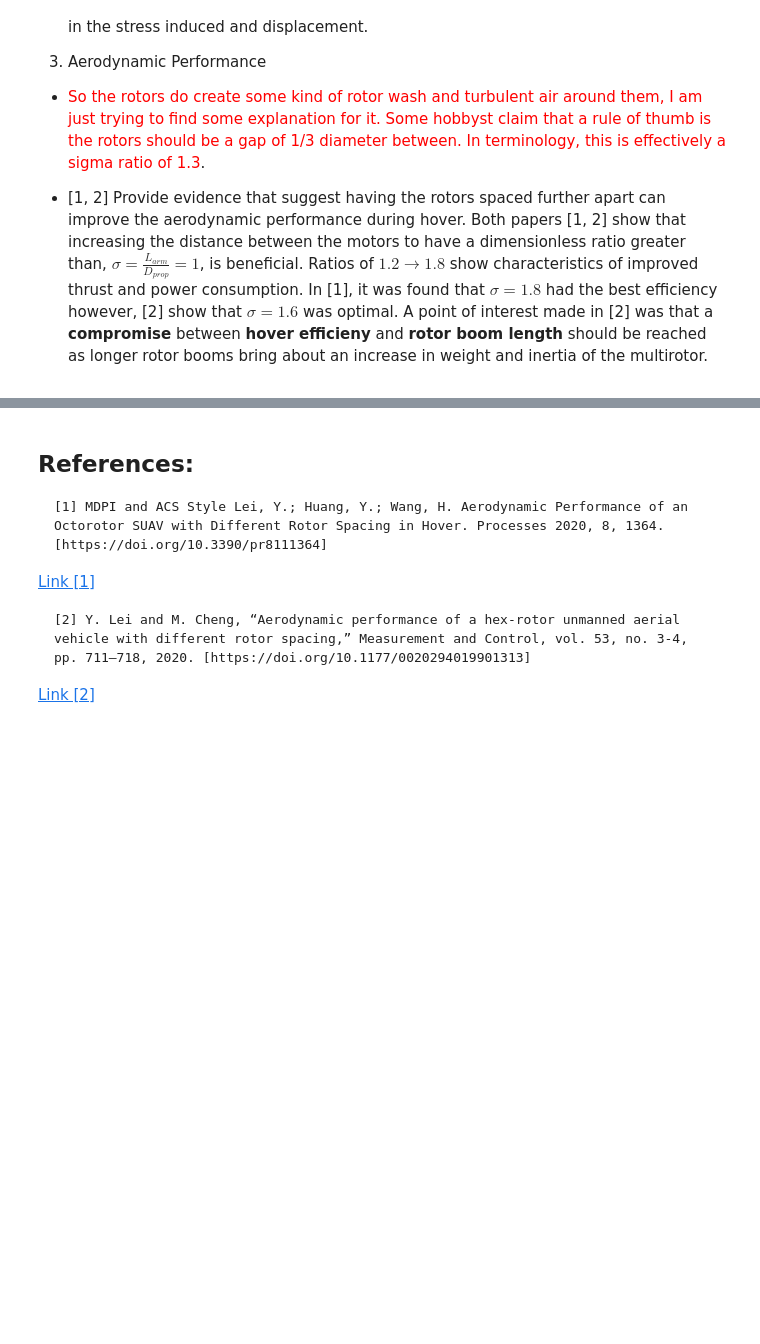
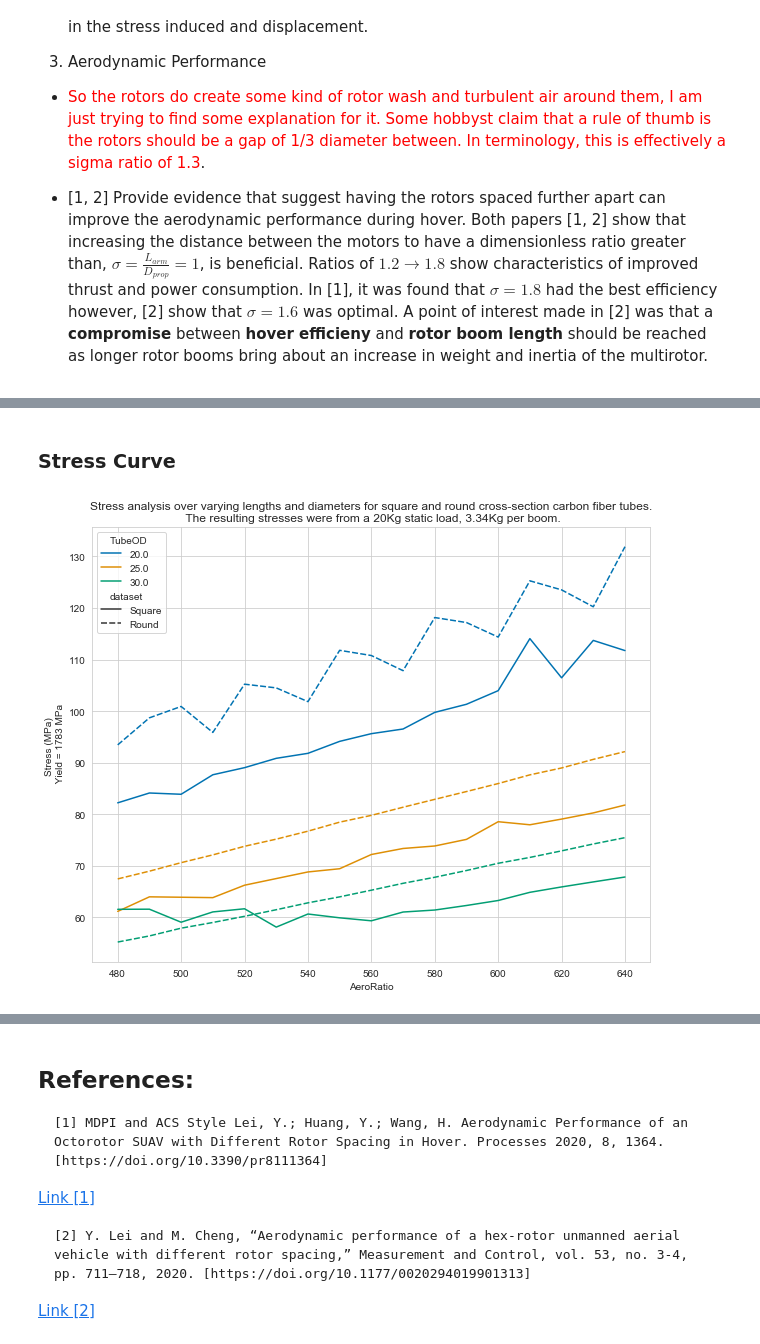
Before and after one commit to MBorrageiro/MScDrone-Py-Notebooks, a Jupyter notebook: rboom-length-analysis/RotorBoomLengthAnalysis.ipynb, the cells around one changed output, grey strips where cells are left out. Cells and saved outputs as stored; diff of their text form; code cells hidden in the pictures; blank space fills up the shorter version.

```diff
--- a/rboom-length-analysis/RotorBoomLengthAnalysis.ipynb
+++ b/rboom-length-analysis/RotorBoomLengthAnalysis.ipynb
@@ -245,0 +418,12 @@ The expected response from increasing the rotor boom lengths as the following ef
+# %% [markdown]
+### Stress Curve
+# %%
+fig = plt.figure(figsize=(10,8))
+sns.set_style("whitegrid")
+sns.lineplot(x=focusDf['TubeLength'],y=focusDf['Stress1'],data=focusDf,hue=focusDf['TubeOD'],style=focusDf['dataset'],palette='colorblind')
+plt.xlabel("AeroRatio")
+plt.ylabel("Stress (MPa) \n Yield = 1783 MPa")
+plt.title("Stress analysis over varying lengths and diameters for square and round cross-section carbon fiber tubes.\n The resulting stresses were from a 20Kg static load, 3.34Kg per boom.")
+plt.show()
+# %% [output]
+[figure, added]
```
Also changed, not shown: parts of 26 cells of this notebook.
